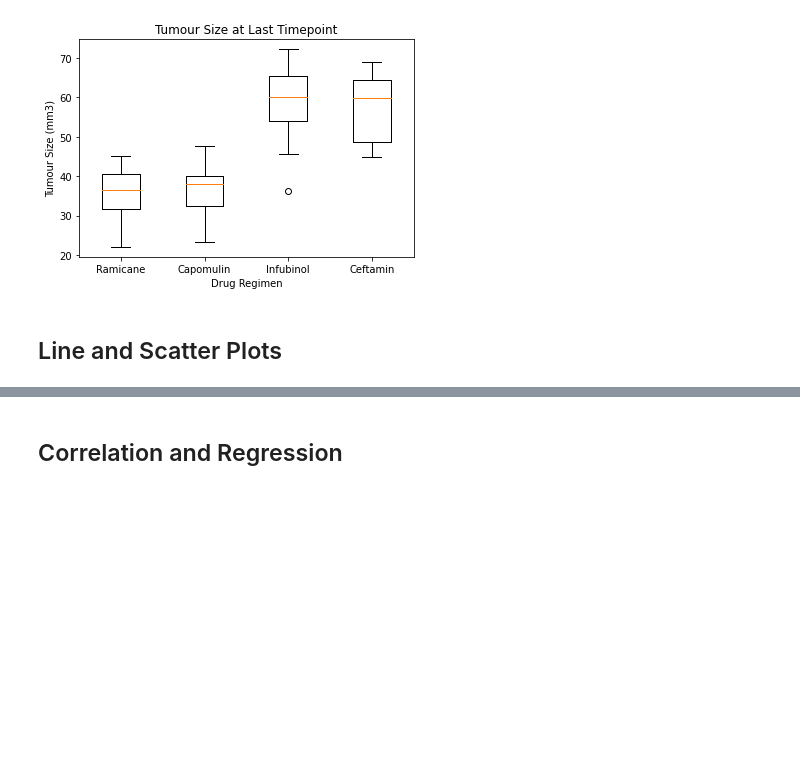
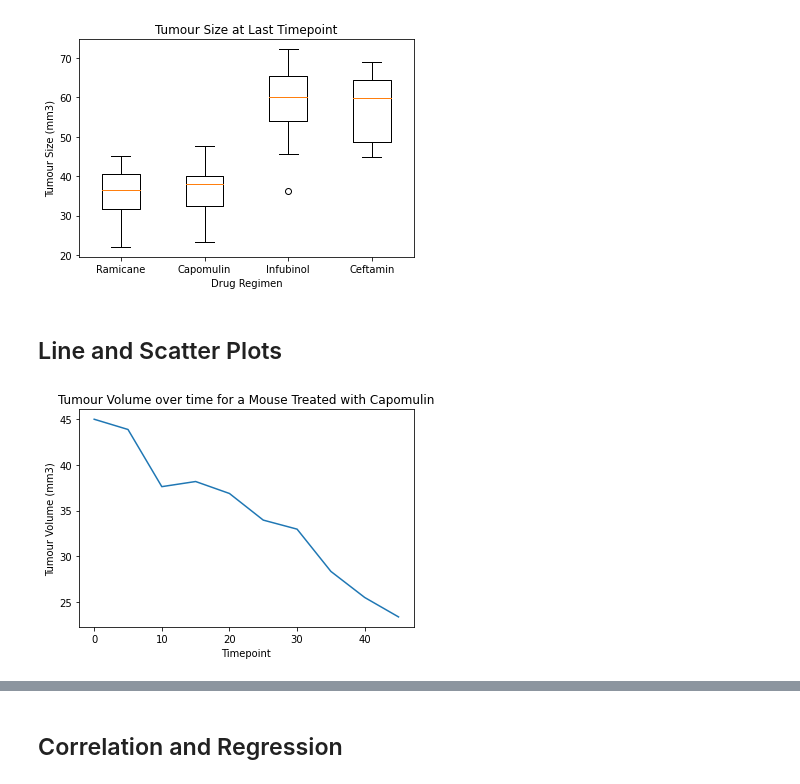
Before and after one commit to Ba1lina/module-5-challenge, a Jupyter notebook: Pymaceuticals/pymaceuticals_code.ipynb, the cells around one changed output, grey strips where cells are left out. Saved outputs shown, nothing was run; the diff lists cells and outputs as text; code cells hidden in the pictures; blank space fills up the shorter version.

Commit message:
Finish line and scatter pltos

```diff
--- a/Pymaceuticals/pymaceuticals_code.ipynb
+++ b/Pymaceuticals/pymaceuticals_code.ipynb
@@ -256,0 +251,15 @@ plt.xticks([1,2,3,4],drug_regimen_four);
+# %%
+# Generate a line plot of tumour volume vs. time point for a mouse treated with Capomulin
+capomulin_mouse = study_df.loc[study_df["Drug Regimen"] == "Capomulin"]
+first_capomulin_mouse = capomulin_mouse.iat[0,0]
+first_capomulin_mouse
+
+y_axis = study_df.loc[study_df["Mouse ID"] == first_capomulin_mouse]["Tumour Volume (mm3)"]
+x_axis = study_df.loc[study_df["Mouse ID"] == first_capomulin_mouse]["Timepoint"]
+
+plt.plot(x_axis, y_axis)
+plt.ylabel("Tumour Volume (mm3)")
+plt.xlabel("Timepoint")
+plt.title("Tumour Volume over time for a Mouse Treated with Capomulin");
+# %% [output]
+[figure, added]
```
Also changed, not shown: parts of 4 cells of this notebook.
